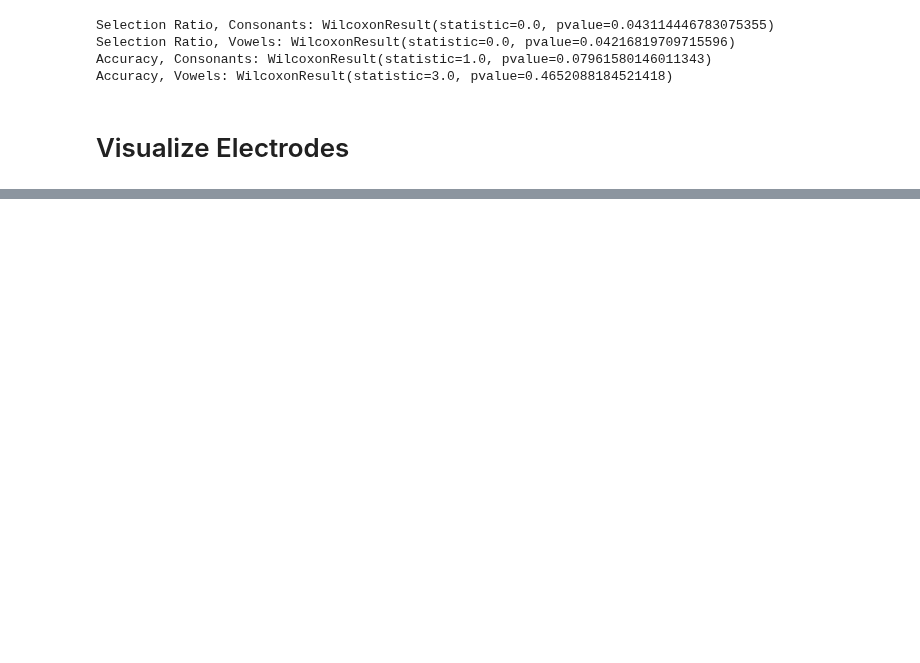
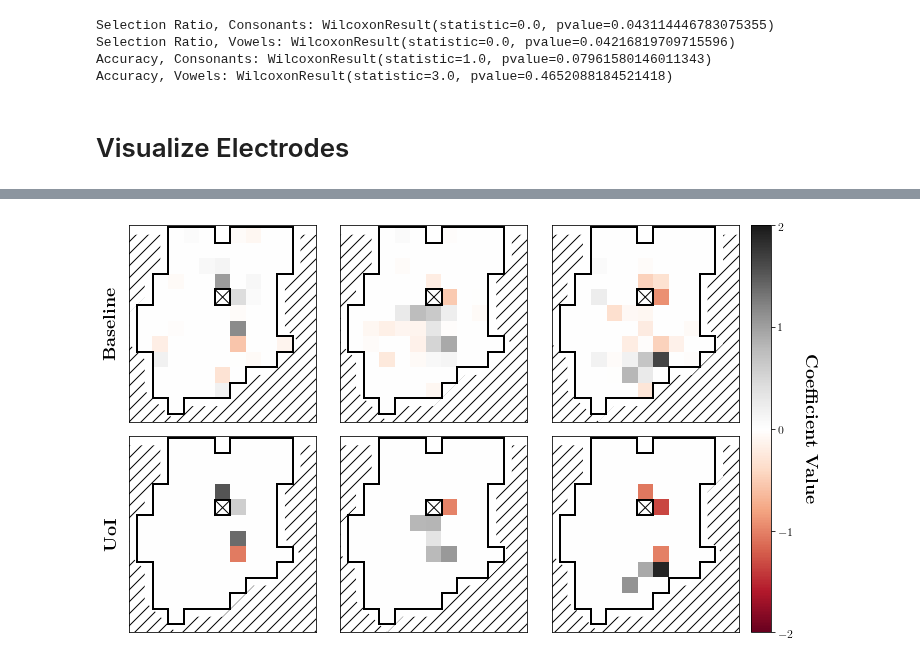
Before and after one commit to BouchardLab/neuroinference, a Jupyter notebook: notebooks/classification/cv_vsmc_analysis.ipynb, the cells around one changed output, grey strips where cells are left out. Cells and saved outputs as stored; diff of their text form; code cells hidden in the pictures; blank space fills up the shorter version.

```diff
--- a/notebooks/classification/cv_vsmc_analysis.ipynb
+++ b/notebooks/classification/cv_vsmc_analysis.ipynb
@@ -185,0 +149,96 @@ plt.savefig('figure7_vsmc.pdf', bbox_inches='tight')
+# %%
+fig, axes = plt.subplots(2, 3, figsize=(9, 6))
+
+
+for example in range(n_examples):
+    img = axes[0][example].imshow(
+        np.flip(log_grids_masked[example].T, axis=(1)),
+        cmap='RdGy',
+        vmin=-2,
+        vmax=2)
+    axes[1][example].imshow(
+        np.flip(uoi_grids_masked[example].T, axis=(1)),
+        cmap='RdGy',
+        vmin=-2,
+        vmax=2)
+
+for ax in axes.ravel():
+    ax.contourf(np.flip(non_electrode_mask_array.T, axis=(1)), 1, hatches=['//'], alpha=0)
+    ax.set_xticks([])
+    ax.set_yticks([])
+    plot_border(x=4, y=15, which='right', ax=ax)
+    plot_border(x=4, y=14, which='right', ax=ax)
+    plot_border(x=4, y=13, which='right', ax=ax)
+    plot_border(x=4, y=13, which='bottom', ax=ax)
+    plot_border(x=3, y=12, which='right', ax=ax)
+    plot_border(x=3, y=11, which='right', ax=ax)
+    plot_border(x=3, y=11, which='bottom', ax=ax)
+    plot_border(x=2, y=10, which='right', ax=ax)
+    plot_border(x=2, y=10, which='right', ax=ax)
+    plot_border(x=2, y=9, which='right', ax=ax)
+    plot_border(x=2, y=8, which='right', ax=ax)
+    plot_border(x=3, y=7, which='top', ax=ax)
+    plot_border(x=3, y=7, which='right', ax=ax)
+    plot_border(x=3, y=6, which='right', ax=ax)
+    plot_border(x=3, y=5, which='right', ax=ax)
+    plot_border(x=4, y=4, which='top', ax=ax)
+    plot_border(x=4, y=4, which='right', ax=ax)
+    plot_border(x=5, y=4, which='bottom', ax=ax)
+    plot_border(x=5, y=4, which='right', ax=ax)
+    plot_border(x=6, y=4, which='top', ax=ax)
+    plot_border(x=7, y=4, which='top', ax=ax)
+    plot_border(x=8, y=4, which='top', ax=ax)
+    plot_border(x=9, y=5, which='left', ax=ax)
+    plot_border(x=9, y=5, which='top', ax=ax)
+    plot_border(x=10, y=6, which='left', ax=ax)
+    plot_border(x=10, y=6, which='top', ax=ax)
+    plot_border(x=11, y=6, which='top', ax=ax)
+    plot_border(x=12, y=7, which='left', ax=ax)
+    plot_border(x=12, y=7, which='top', ax=ax)
+    plot_border(x=12, y=8, which='right', ax=ax)
+    plot_border(x=12, y=8, which='top', ax=ax)
+    plot_border(x=12, y=9, which='left', ax=ax)
+    plot_border(x=12, y=10, which='left', ax=ax)
+    plot_border(x=12, y=11, which='left', ax=ax)
+    plot_border(x=12, y=12, which='left', ax=ax)
+    plot_border(x=12, y=12, which='top', ax=ax)
+    plot_border(x=13, y=13, which='left', ax=ax)
+    plot_border(x=13, y=14, which='left', ax=ax)
+    plot_border(x=13, y=15, which='left', ax=ax)
+    plot_border(x=12, y=15, which='top', ax=ax)
+    plot_border(x=11, y=15, which='top', ax=ax)
+    plot_border(x=10, y=15, which='top', ax=ax)
+    plot_border(x=9, y=15, which='top', ax=ax)
+    plot_border(x=8, y=15, which='right', ax=ax)
+    plot_border(x=8, y=15, which='bottom', ax=ax)
+    plot_border(x=8, y=15, which='left', ax=ax)
+    plot_border(x=7, y=15, which='top', ax=ax)
+    plot_border(x=6, y=15, which='top', ax=ax)
+    plot_border(x=5, y=15, which='top', ax=ax)
+    plot_border(x=8, y=11, which='top', ax=ax)
+    plot_border(x=8, y=11, which='bottom', ax=ax)
+    plot_border(x=8, y=11, which='right', ax=ax)
+    plot_border(x=8, y=11, which='left', ax=ax)
+    ax.plot(np.linspace(7.5, 8.5, 1000), np.linspace(10.5, 11.5, 1000), color='k', linewidth=1)
+    ax.plot(np.linspace(7.5, 8.5, 1000), np.linspace(11.5, 10.5, 1000), color='k', linewidth=1)
+
+    ax.set_xlim([2, 14])
+    ax.set_ylim([3, 15.6])
+
+plt.tight_layout()
+
+axes[0, 0].set_ylabel(r'\textbf{Baseline}', fontsize=18, labelpad=10)
+axes[1, 0].set_ylabel(r'\textbf{UoI}', fontsize=18, labelpad=10)
+
+cax = fig.add_axes([0.99, 0.033, 0.03, 0.942])
+cb = fig.colorbar(img, cax=cax, orientation='vertical')
+cb.ax.tick_params(labelsize=12)
+cb.set_ticks([-2, -1, 0, 1, 2])
+cb.set_label(r'\textbf{Coefficient Value}',
+             labelpad=25,
+             rotation=270,
+             fontsize=18)
+
+plt.savefig('vsmc_electrodes.pdf', bbox_inches='tight')
+# %% [output]
+[figure, added]
```
Also changed, not shown: parts of 3 cells of this notebook, 1 other file.
